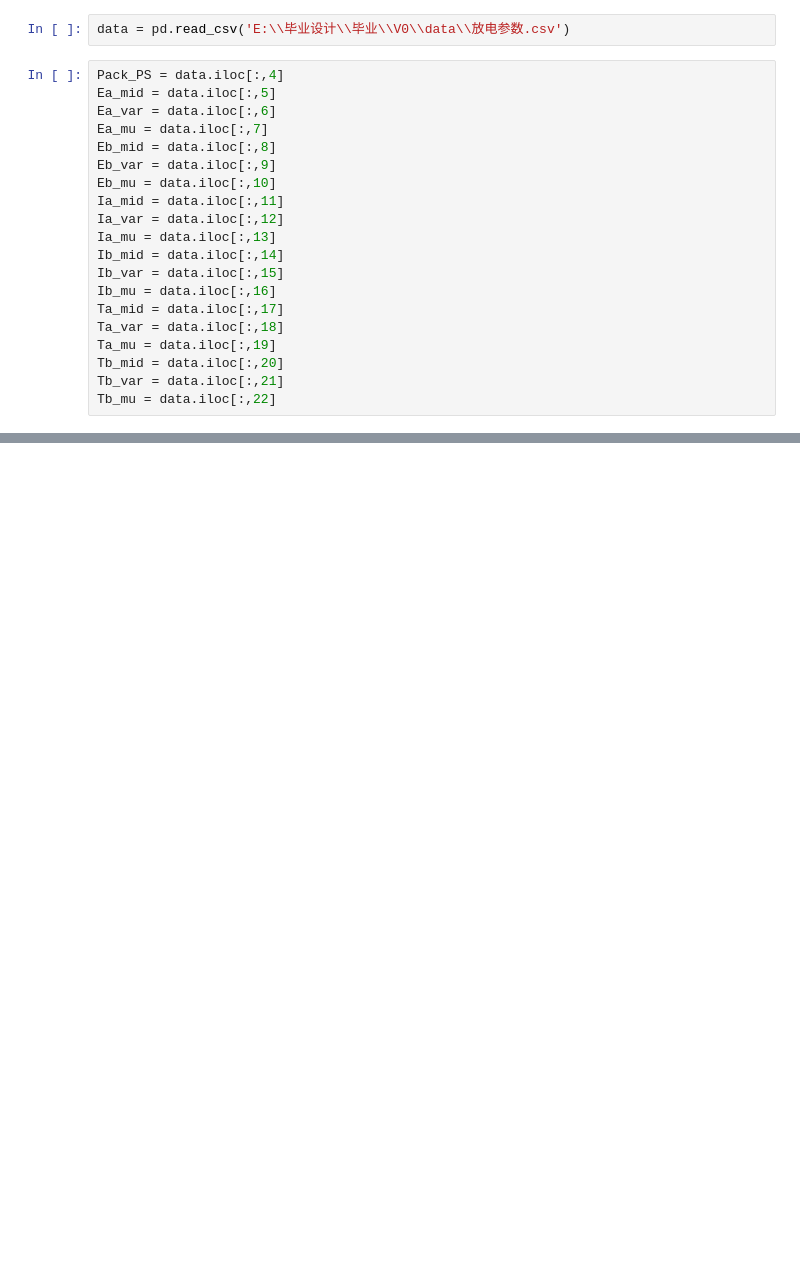
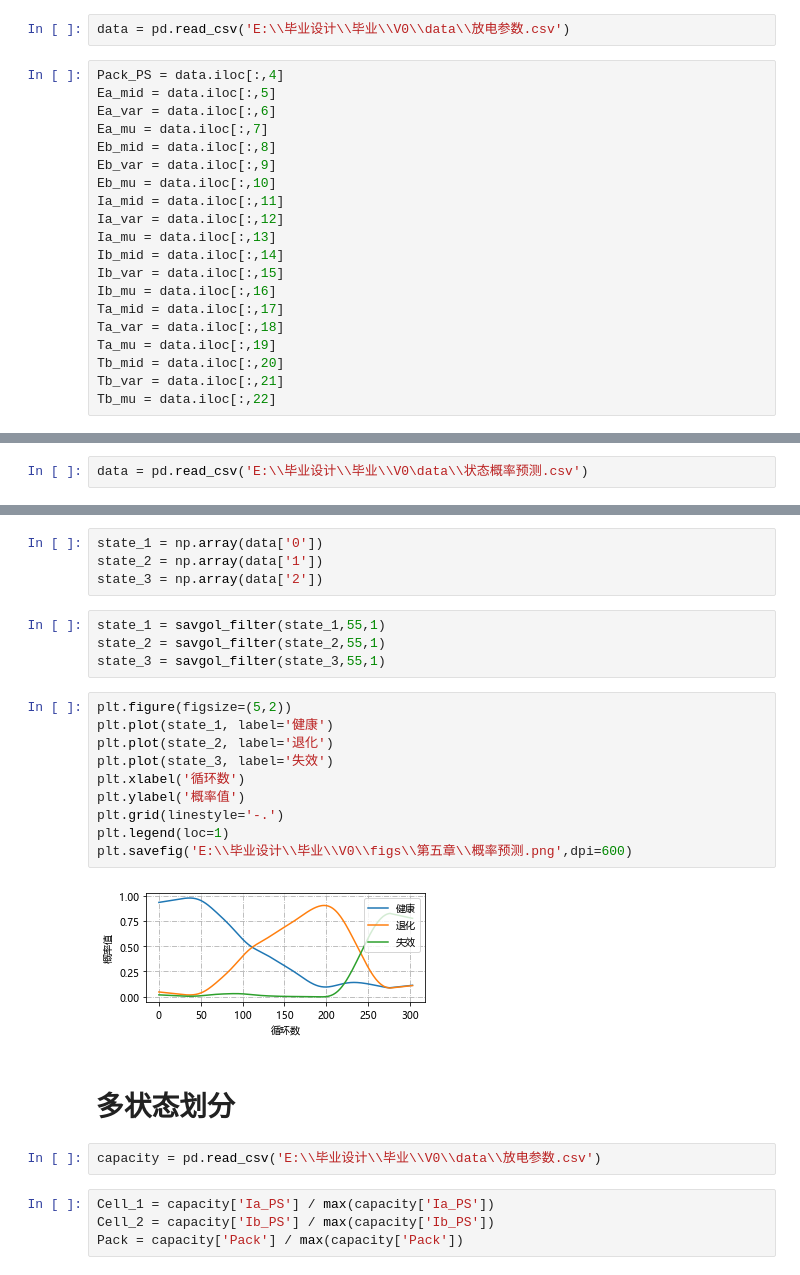
Before and after one commit to ShixiangLi/battery_predict, a Jupyter notebook: figs.ipynb, the cells around one changed output, grey strips where cells are left out. Cells and saved outputs as stored; diff of their text form; blank space fills up the shorter version.

```diff
--- a/figs.ipynb
+++ b/figs.ipynb
@@ -330,0 +401,2 @@ plt.savefig('E:\\毕业设计\\毕业\\V0\\figs\\第五章\\容量_温度方差.
+# %%
+data = pd.read_csv('E:\\毕业设计\\毕业\\V0\data\\状态概率预测.csv')
@@ -330,0 +419,28 @@ plt.savefig('E:\\毕业设计\\毕业\\V0\\figs\\第五章\\容量_温度方差.
+# %%
+state_1 = np.array(data['0'])
+state_2 = np.array(data['1'])
+state_3 = np.array(data['2'])
+# %%
+state_1 = savgol_filter(state_1,55,1)
+state_2 = savgol_filter(state_2,55,1)
+state_3 = savgol_filter(state_3,55,1)
+# %%
+plt.figure(figsize=(5,2))
+plt.plot(state_1, label='健康')
+plt.plot(state_2, label='退化')
+plt.plot(state_3, label='失效')
+plt.xlabel('循环数')
+plt.ylabel('概率值')
+plt.grid(linestyle='-.')
+plt.legend(loc=1)
+plt.savefig('E:\\毕业设计\\毕业\\V0\\figs\\第五章\\概率预测.png',dpi=600)
+# %% [output]
+[figure, added]
+# %% [markdown]
+# 多状态划分
+# %%
+capacity = pd.read_csv('E:\\毕业设计\\毕业\\V0\\data\\放电参数.csv')
+# %%
+Cell_1 = capacity['Ia_PS'] / max(capacity['Ia_PS'])
+Cell_2 = capacity['Ib_PS'] / max(capacity['Ib_PS'])
+Pack = capacity['Pack'] / max(capacity['Pack'])
```
Also changed, not shown: parts of 42 cells of this notebook, 1 other file.
